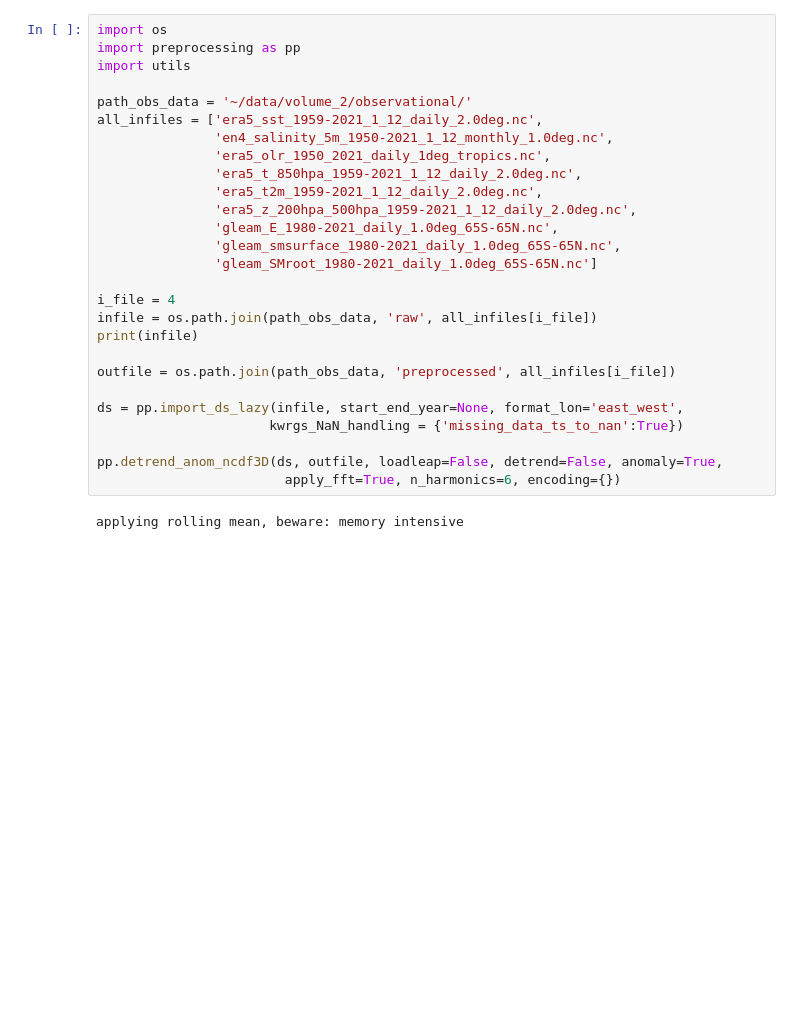
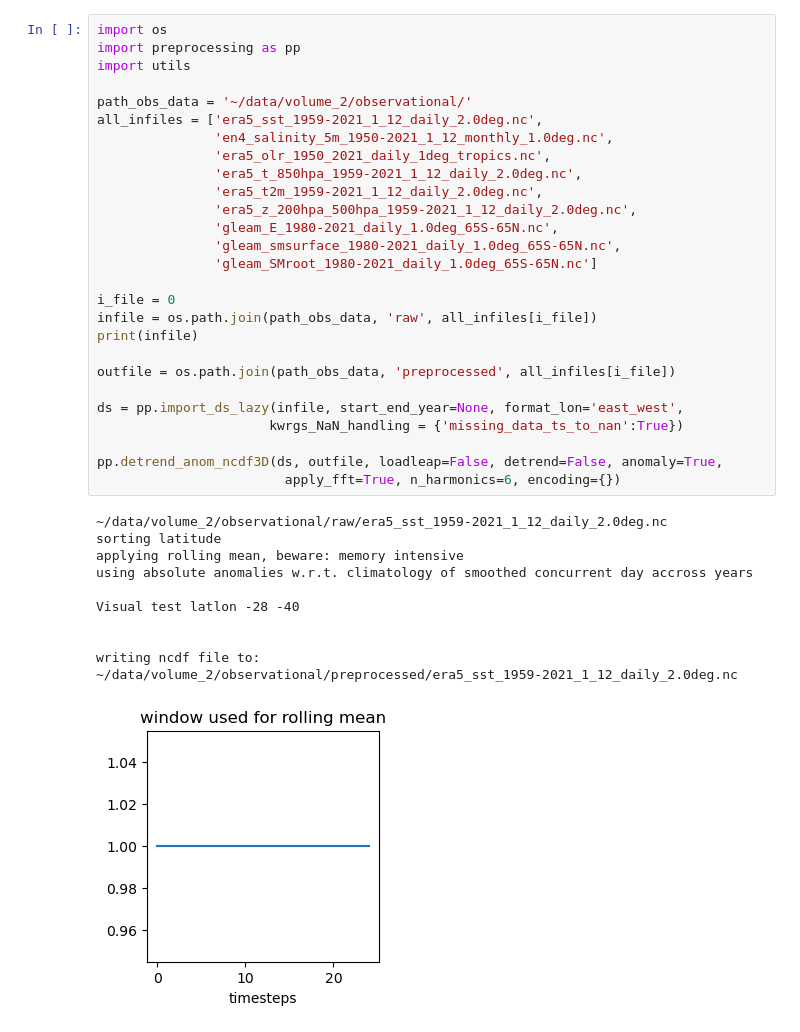
Before and after one commit to AI4S2S/Lorentz_s2spy_workshop, a Jupyter notebook: preprocessing_precursors.ipynb, the cells around one changed output. Saved outputs shown, nothing was run; the diff lists cells and outputs as text; blank space fills up the shorter version.

```diff
--- a/preprocessing_precursors.ipynb
+++ b/preprocessing_precursors.ipynb
@@ -1,29 +1,39 @@
 # %%
 import os
 import preprocessing as pp
 import utils
 
 path_obs_data = '~/data/volume_2/observational/'
 all_infiles = ['era5_sst_1959-2021_1_12_daily_2.0deg.nc',
                'en4_salinity_5m_1950-2021_1_12_monthly_1.0deg.nc',
                'era5_olr_1950_2021_daily_1deg_tropics.nc',
                'era5_t_850hpa_1959-2021_1_12_daily_2.0deg.nc',
                'era5_t2m_1959-2021_1_12_daily_2.0deg.nc',
                'era5_z_200hpa_500hpa_1959-2021_1_12_daily_2.0deg.nc',
                'gleam_E_1980-2021_daily_1.0deg_65S-65N.nc',
                'gleam_smsurface_1980-2021_daily_1.0deg_65S-65N.nc',
                'gleam_SMroot_1980-2021_daily_1.0deg_65S-65N.nc']
 
-i_file = 4
+i_file = 0
 infile = os.path.join(path_obs_data, 'raw', all_infiles[i_file])
 print(infile)
 
 outfile = os.path.join(path_obs_data, 'preprocessed', all_infiles[i_file])
 
 ds = pp.import_ds_lazy(infile, start_end_year=None, format_lon='east_west',
                       kwrgs_NaN_handling = {'missing_data_ts_to_nan':True})
 
 pp.detrend_anom_ncdf3D(ds, outfile, loadleap=False, detrend=False, anomaly=True,
                         apply_fft=True, n_harmonics=6, encoding={})
 # %% [output]
+~/data/volume_2/observational/raw/era5_sst_1959-2021_1_12_daily_2.0deg.nc
+sorting latitude
 applying rolling mean, beware: memory intensive
+using absolute anomalies w.r.t. climatology of smoothed concurrent day accross years
+
+Visual test latlon -28 -40
+
+
+writing ncdf file to:
+~/data/volume_2/observational/preprocessed/era5_sst_1959-2021_1_12_daily_2.0deg.nc
+[figure, added]
```
Also changed, not shown: parts of 1 cell of this notebook, 4 other files.
